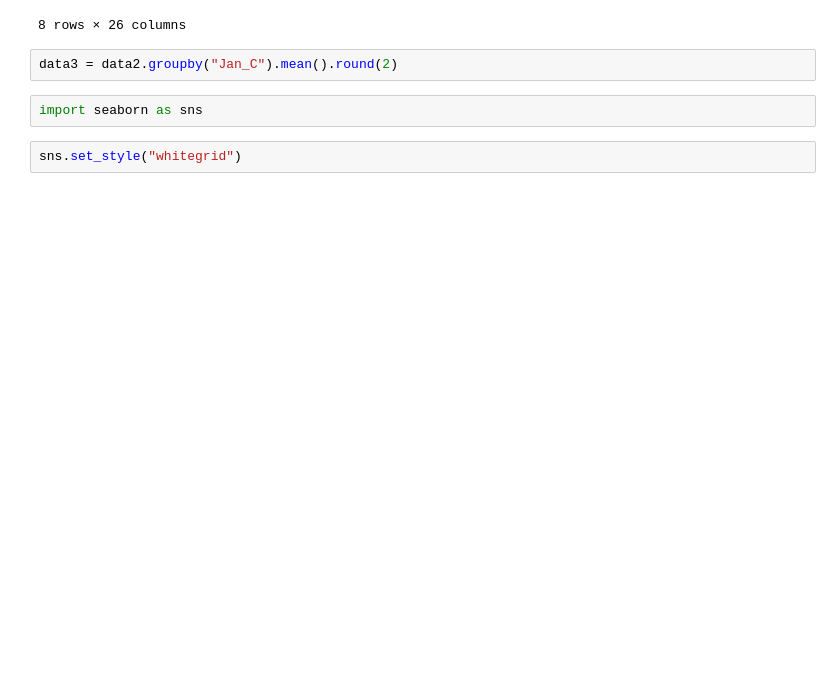
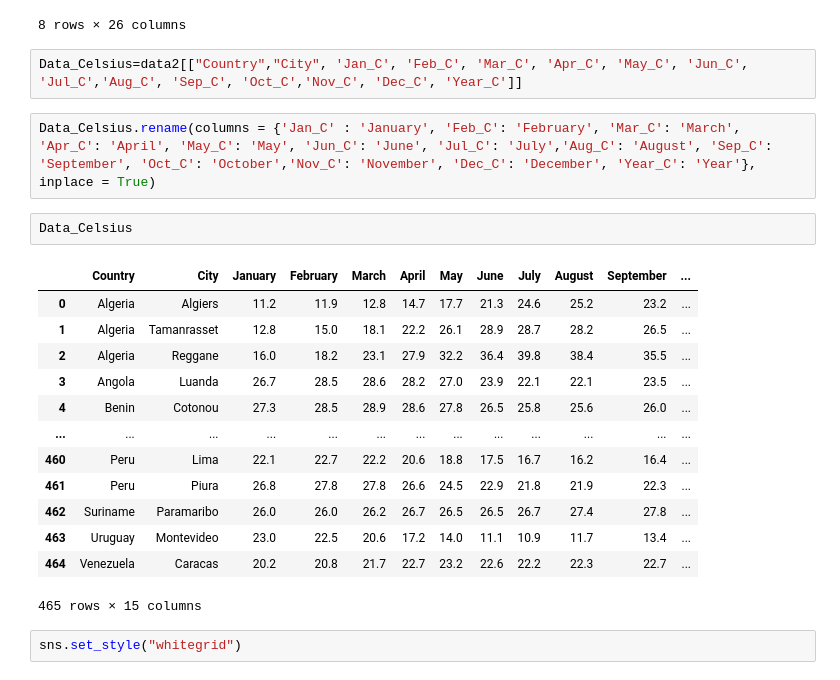
Before and after one commit to park21306/DataProject, a Jupyter notebook: Projectme.ipynb, the cells around one changed output. Drawn from its saved outputs; the diff is of its cells as text; blank space fills up the shorter version.

```diff
--- a/Projectme.ipynb
+++ b/Projectme.ipynb
@@ -358,9 +360,25 @@ data2.describe()
 | 75% | 24.600000 | 76.300000 | 25.000000 | 77.000000 | 25.600000 | 78.100000 | 26.000000 | 79.000000 | 26.200000 | 79.200000 | ... | ... |
 | max | 31.000000 | 87.800000 | 31.300000 | 88.300000 | 32.200000 | 90.000000 | 33.800000 | 92.800000 | 34.500000 | 94.100000 | ... | ... |
 8 rows × 26 columns
-# %%
-data3 = data2.groupby("Jan_C").mean().round(2)
-# %%
-import seaborn as sns
+# %%
+Data_Celsius=data2[["Country","City", 'Jan_C', 'Feb_C', 'Mar_C', 'Apr_C', 'May_C', 'Jun_C', 'Jul_C','Aug_C', 'Sep_C', 'Oct_C','Nov_C', 'Dec_C', 'Year_C']]
+# %%
+Data_Celsius.rename(columns = {'Jan_C' : 'January', 'Feb_C': 'February', 'Mar_C': 'March', 'Apr_C': 'April', 'May_C': 'May', 'Jun_C': 'June', 'Jul_C': 'July','Aug_C': 'August', 'Sep_C': 'September', 'Oct_C': 'October','Nov_C': 'November', 'Dec_C': 'December', 'Year_C': 'Year'}, inplace = True)
+# %%
+Data_Celsius
+# %% [output]
+|  | Country | City | January | February | March | April | May | June | July | August | September | ... |
+| 0 | Algeria | Algiers | 11.2 | 11.9 | 12.8 | 14.7 | 17.7 | 21.3 | 24.6 | 25.2 | 23.2 | ... |
+| 1 | Algeria | Tamanrasset | 12.8 | 15.0 | 18.1 | 22.2 | 26.1 | 28.9 | 28.7 | 28.2 | 26.5 | ... |
+| 2 | Algeria | Reggane | 16.0 | 18.2 | 23.1 | 27.9 | 32.2 | 36.4 | 39.8 | 38.4 | 35.5 | ... |
+| 3 | Angola | Luanda | 26.7 | 28.5 | 28.6 | 28.2 | 27.0 | 23.9 | 22.1 | 22.1 | 23.5 | ... |
+| 4 | Benin | Cotonou | 27.3 | 28.5 | 28.9 | 28.6 | 27.8 | 26.5 | 25.8 | 25.6 | 26.0 | ... |
+| ... | ... | ... | ... | ... | ... | ... | ... | ... | ... | ... | ... | ... |
+| 460 | Peru | Lima | 22.1 | 22.7 | 22.2 | 20.6 | 18.8 | 17.5 | 16.7 | 16.2 | 16.4 | ... |
+| 461 | Peru | Piura | 26.8 | 27.8 | 27.8 | 26.6 | 24.5 | 22.9 | 21.8 | 21.9 | 22.3 | ... |
+| 462 | Suriname | Paramaribo | 26.0 | 26.0 | 26.2 | 26.7 | 26.5 | 26.5 | 26.7 | 27.4 | 27.8 | ... |
+| 463 | Uruguay | Montevideo | 23.0 | 22.5 | 20.6 | 17.2 | 14.0 | 11.1 | 10.9 | 11.7 | 13.4 | ... |
+| 464 | Venezuela | Caracas | 20.2 | 20.8 | 21.7 | 22.7 | 23.2 | 22.6 | 22.2 | 22.3 | 22.7 | ... |
+465 rows × 15 columns
 # %%
 sns.set_style("whitegrid")
```
Also changed, not shown: parts of 5 cells of this notebook.
